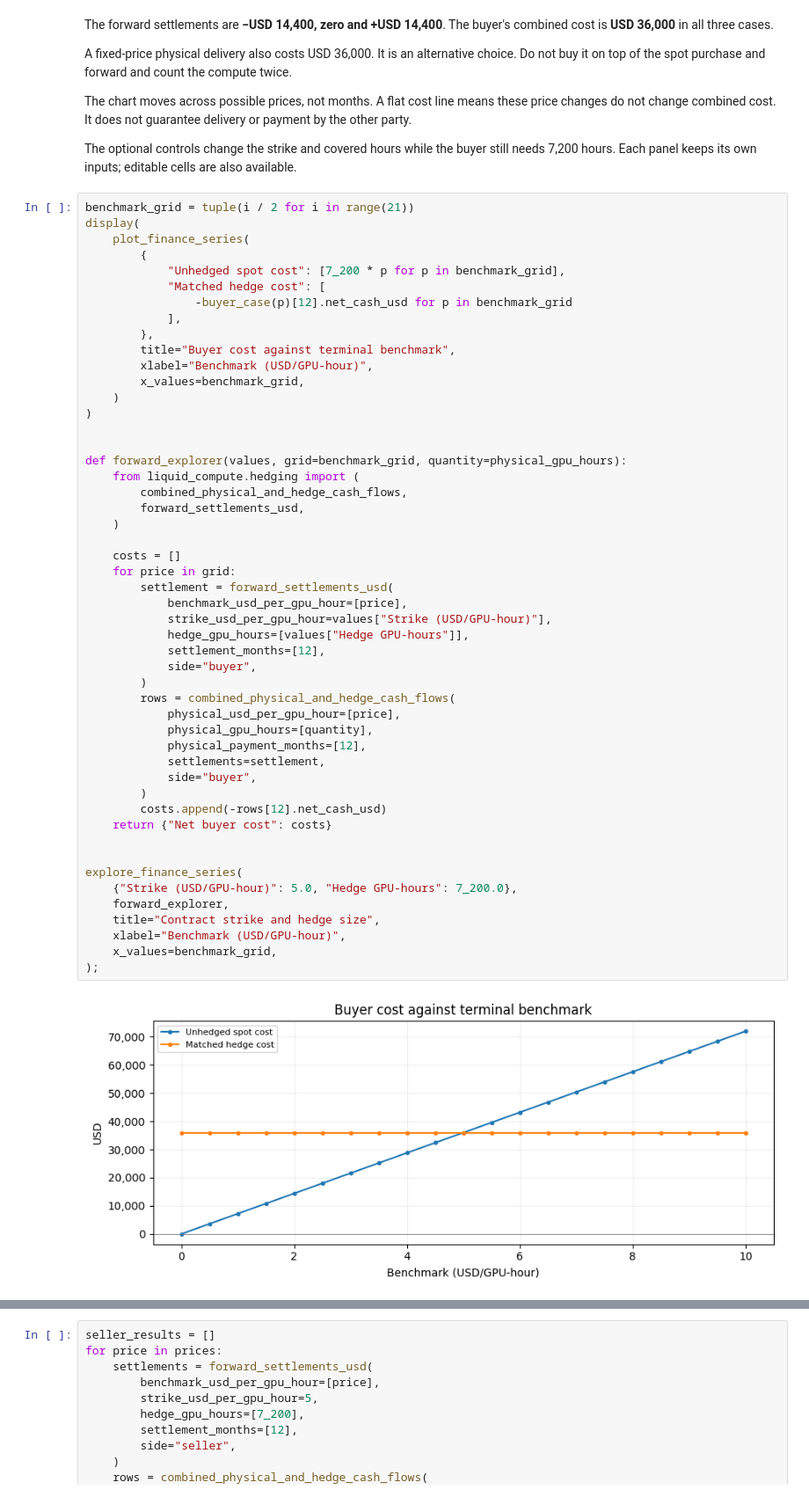
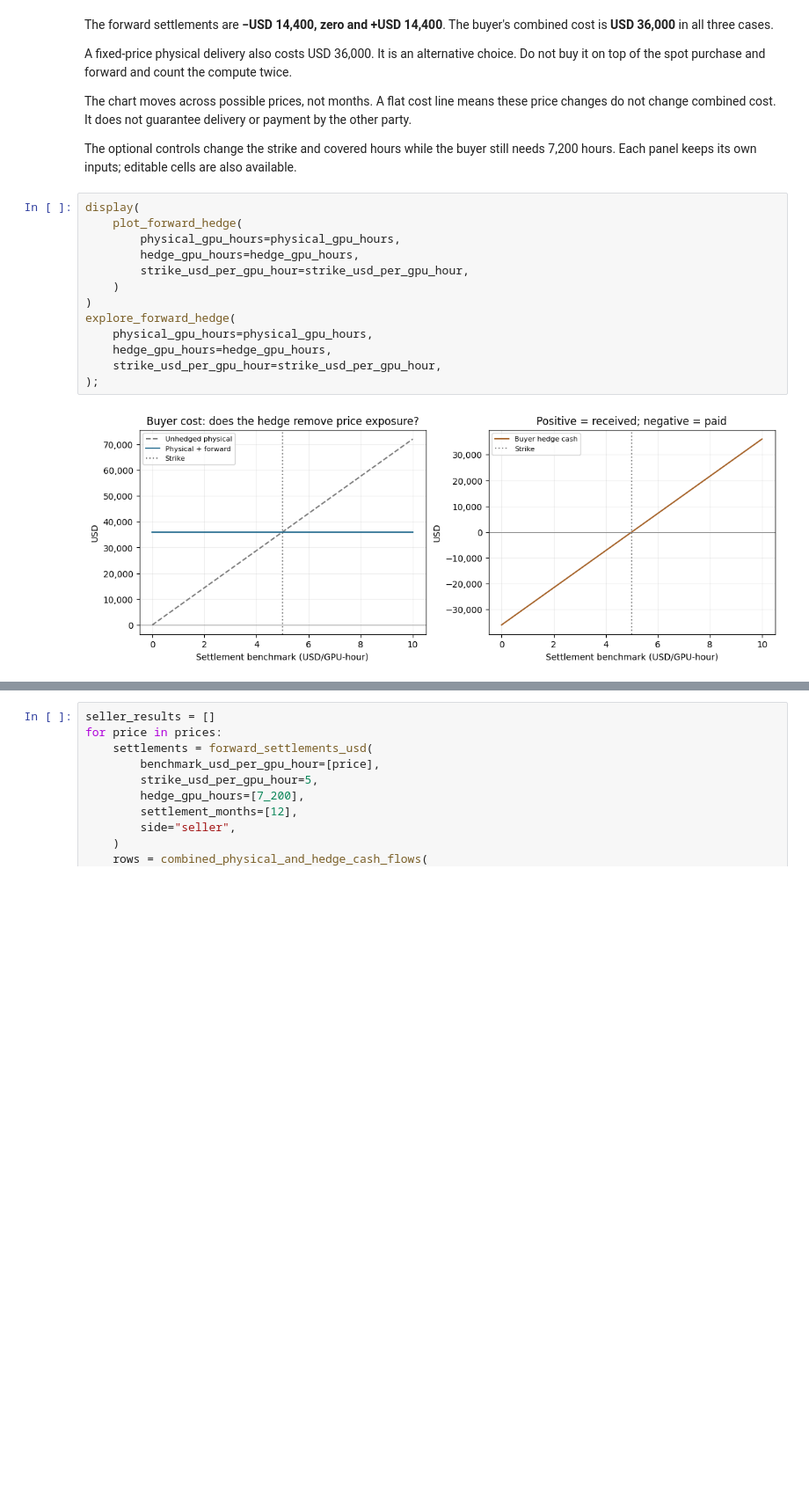
Before and after one commit to zach189/education, a Jupyter notebook: notebooks/M2_forwards_and_swaps.ipynb, the cells around one changed output, grey strips where cells are left out. Shown at 88% size. Saved outputs shown, nothing was run; the diff lists cells and outputs as text; blank space fills up the shorter version.

Commit message:
Improve Ready notebook charts and package interactive controls

```diff
--- a/notebooks/M2_forwards_and_swaps.ipynb
+++ b/notebooks/M2_forwards_and_swaps.ipynb
@@ -158,54 +158,17 @@ The chart moves across possible prices, not months. A flat cost line means these
 
 The optional controls change the strike and covered hours while the buyer still needs 7,200 hours. Each panel keeps its own inputs; editable cells are also available.
 # %%
-benchmark_grid = tuple(i / 2 for i in range(21))
 display(
-    plot_finance_series(
-        {
-            "Unhedged spot cost": [7_200 * p for p in benchmark_grid],
-            "Matched hedge cost": [
-                -buyer_case(p)[12].net_cash_usd for p in benchmark_grid
-            ],
-        },
-        title="Buyer cost against terminal benchmark",
-        xlabel="Benchmark (USD/GPU-hour)",
-        x_values=benchmark_grid,
+    plot_forward_hedge(
+        physical_gpu_hours=physical_gpu_hours,
+        hedge_gpu_hours=hedge_gpu_hours,
+        strike_usd_per_gpu_hour=strike_usd_per_gpu_hour,
     )
 )
-
-
-def forward_explorer(values, grid=benchmark_grid, quantity=physical_gpu_hours):
-    from liquid_compute.hedging import (
-        combined_physical_and_hedge_cash_flows,
-        forward_settlements_usd,
-    )
-
-    costs = []
-    for price in grid:
-        settlement = forward_settlements_usd(
-            benchmark_usd_per_gpu_hour=[price],
-            strike_usd_per_gpu_hour=values["Strike (USD/GPU-hour)"],
-            hedge_gpu_hours=[values["Hedge GPU-hours"]],
-            settlement_months=[12],
-            side="buyer",
-        )
-        rows = combined_physical_and_hedge_cash_flows(
-            physical_usd_per_gpu_hour=[price],
-            physical_gpu_hours=[quantity],
-            physical_payment_months=[12],
-            settlements=settlement,
-            side="buyer",
-        )
-        costs.append(-rows[12].net_cash_usd)
-    return {"Net buyer cost": costs}
-
-
-explore_finance_series(
-    {"Strike (USD/GPU-hour)": 5.0, "Hedge GPU-hours": 7_200.0},
-    forward_explorer,
-    title="Contract strike and hedge size",
-    xlabel="Benchmark (USD/GPU-hour)",
-    x_values=benchmark_grid,
+explore_forward_hedge(
+    physical_gpu_hours=physical_gpu_hours,
+    hedge_gpu_hours=hedge_gpu_hours,
+    strike_usd_per_gpu_hour=strike_usd_per_gpu_hour,
 );
 # %% [output]
-[figure, old version]
+[figure, new version]
```
Also changed, not shown: parts of 3 cells of this notebook, 16 other files.
